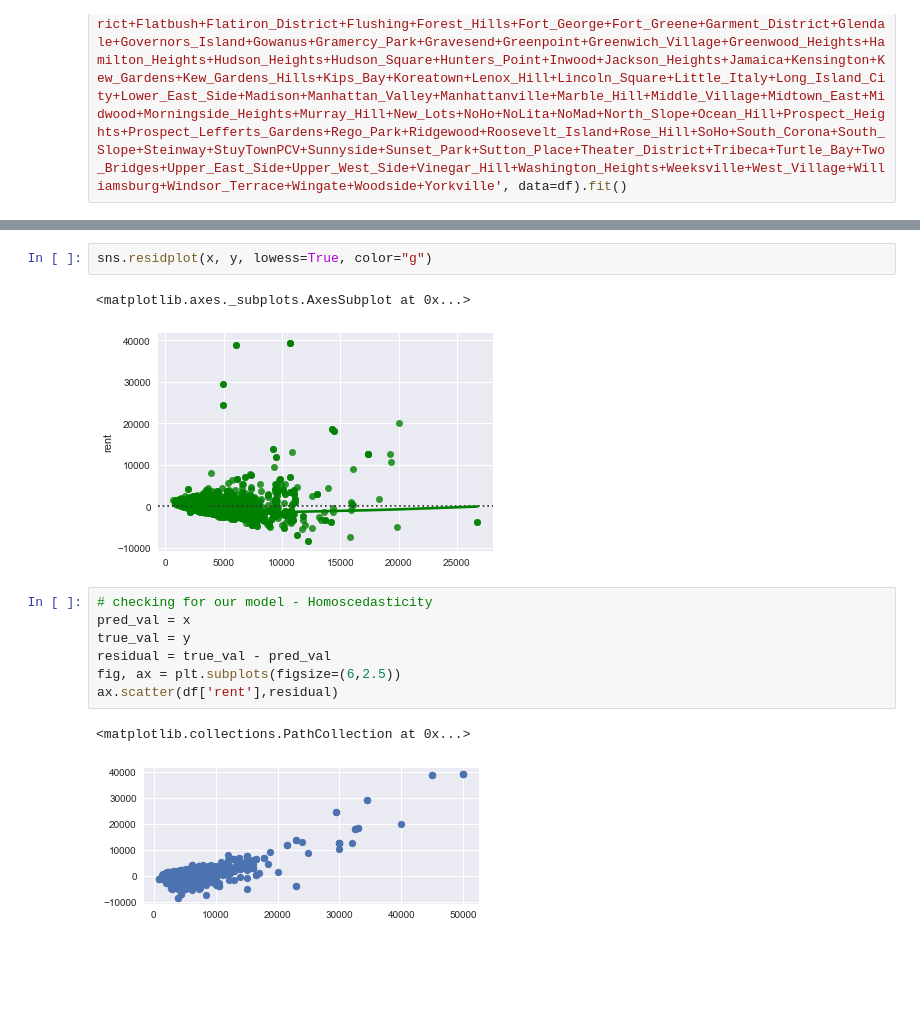
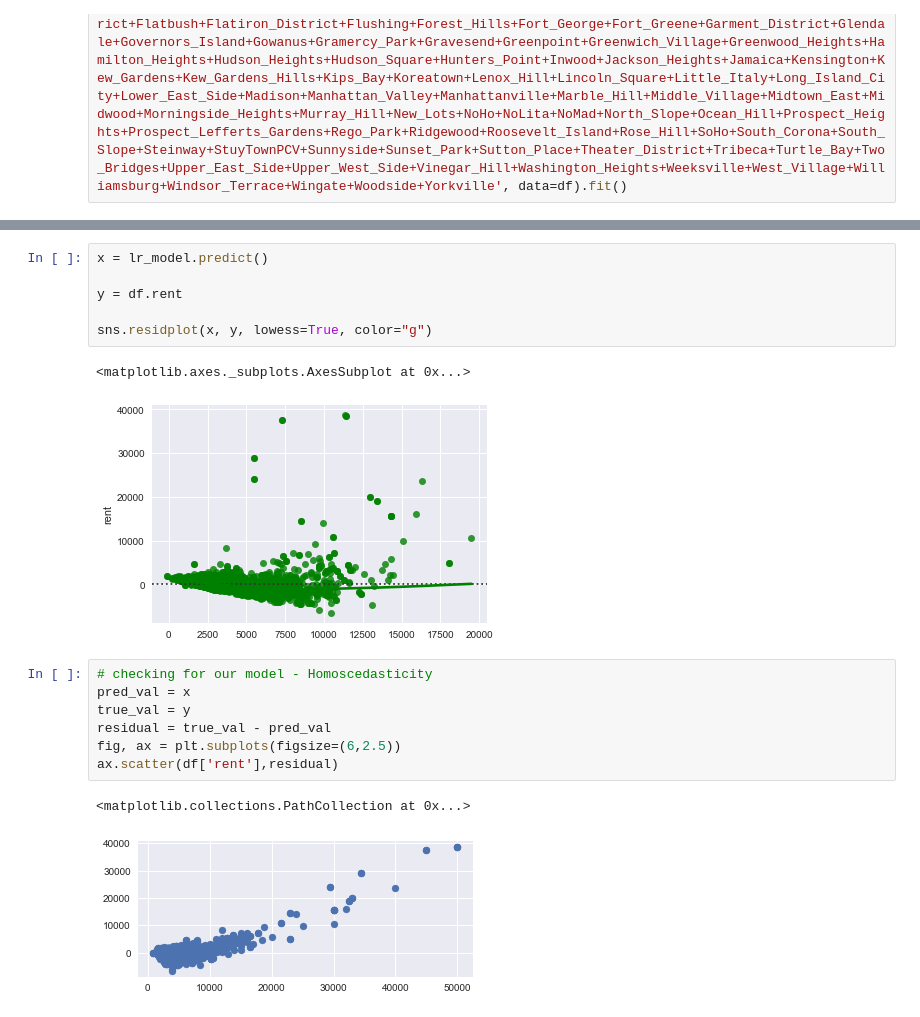
Before and after one commit to amitrani6/nyc_asking_rent_regression, a Jupyter notebook: Main Dataframe Regression Analysis.ipynb, the cells around one changed output, grey strips where cells are left out. Drawn from its saved outputs; the diff is of its cells as text; blank space fills up the shorter version.

```diff
--- a/Main Dataframe Regression Analysis.ipynb
+++ b/Main Dataframe Regression Analysis.ipynb
@@ -420,8 +172,12 @@ Name: rent, Length: 6483, dtype: int64
 # %%
+x = lr_model.predict()
+
+y = df.rent
+
 sns.residplot(x, y, lowess=True, color="g")
 # %% [output]
 <matplotlib.axes._subplots.AxesSubplot at 0x...>
-[figure, old version]
+[figure, new version]
 # %%
 # checking for our model - Homoscedasticity
 pred_val = x
@@ -431,7 +187,7 @@ fig, ax = plt.subplots(figsize=(6,2.5))
 ax.scatter(df['rent'],residual)
 # %% [output]
 <matplotlib.collections.PathCollection at 0x...>
-[figure, old version]
+[figure, new version]
 # %%
 import scipy as sp
 
```
Also changed, not shown: parts of 40 cells of this notebook.
